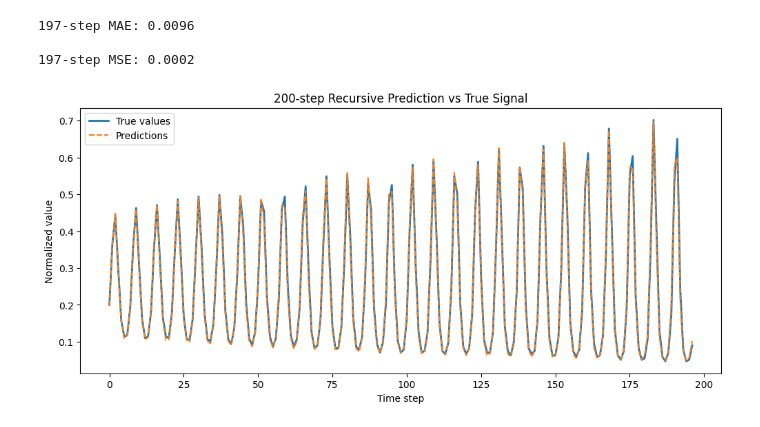
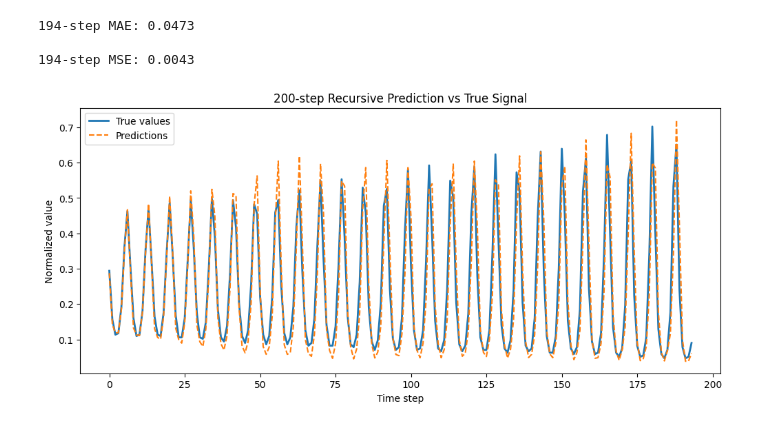
Before and after one commit to LeonV1110/DeepLearning, a Jupyter notebook: NN_baseline.ipynb, the cells around one changed output. Saved outputs shown, nothing was run; the diff lists cells and outputs as text; code cells hidden in the pictures.

```diff
--- a/NN_baseline.ipynb
+++ b/NN_baseline.ipynb
@@ -218,9 +217,9 @@ ValueError: Input contains infinity or a value too large for dtype('float64').
 # %%
 # hyperparameters
-window_size = 16
+window_size = 32
 output_size = 1
-hidden_size = 32
-epochs = 2000
+hidden_size = 64
+epochs = 1000
 learning_rate = 1e-3
 #---------------------------------------------------
 
@@ -287,33 +286,33 @@ preds = recursive_predict(model, start_tensor, steps) # predictions
 mae_200 = mean_absolute_error(true_future, preds)
 mse_200 = mean_squared_error(true_future, preds)
 
 print(f"\n{steps}-step MAE: {mae_200:.4f}")
 print(f"\n{steps}-step MSE: {mse_200:.4f}")
 
 #-----------------------
 # plot
 #-----------------------
 import matplotlib.pyplot as plt
 
 # Create x-axis (time steps)
 t = range(len(true_future))
 
 plt.figure(figsize=(12, 5))
 
 # True signal
 plt.plot(t, true_future, label="True values", linewidth=2)
 
 # Predicted signal
 plt.plot(t, preds, label="Predictions", linestyle='--')
 
 plt.title("200-step Recursive Prediction vs True Signal")
 plt.xlabel("Time step")
 plt.ylabel("Normalized value")
 plt.legend()
 
 plt.show()
 # %% [output]
-197-step MAE: 0.0096
+194-step MAE: 0.0473
 
-197-step MSE: 0.0002
+194-step MSE: 0.0043
-[figure, old version]
+[figure, new version]
```
Also changed, not shown: parts of 1 cell of this notebook, 1 other file.
